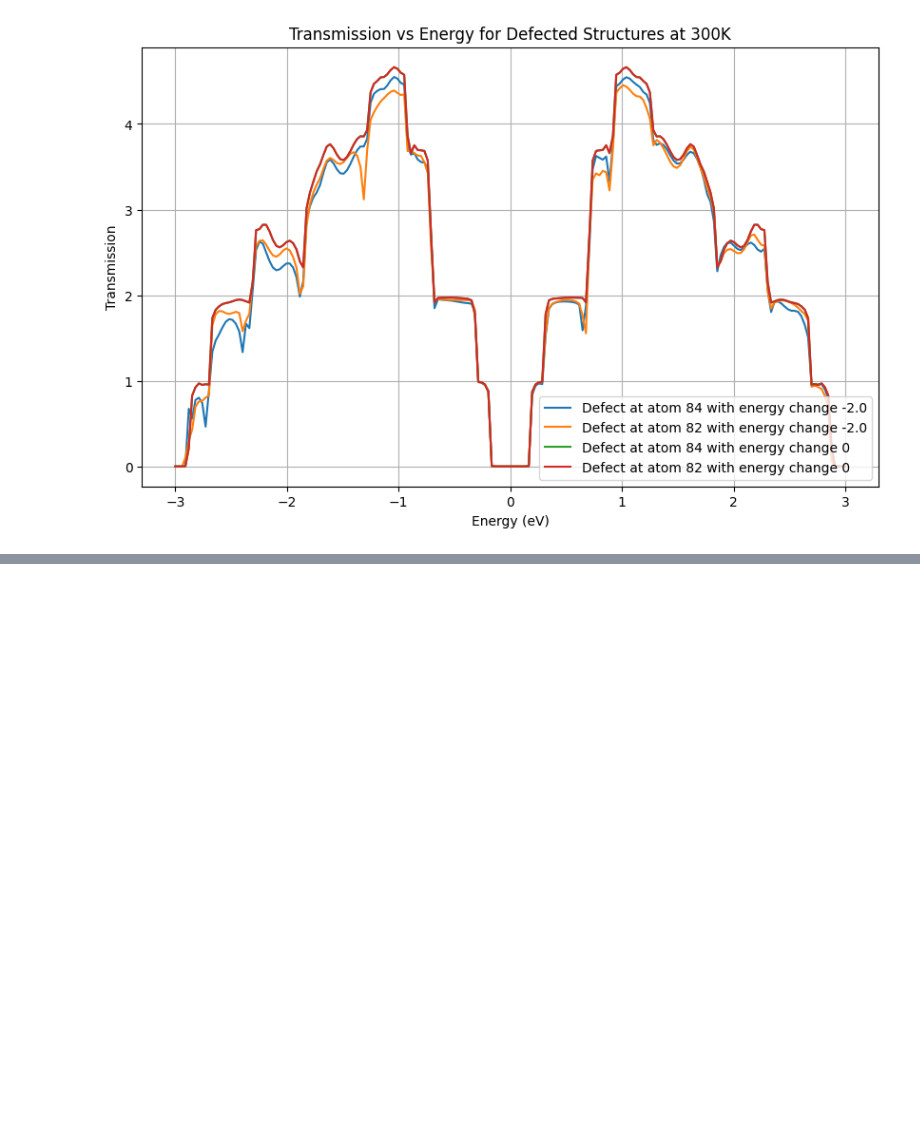
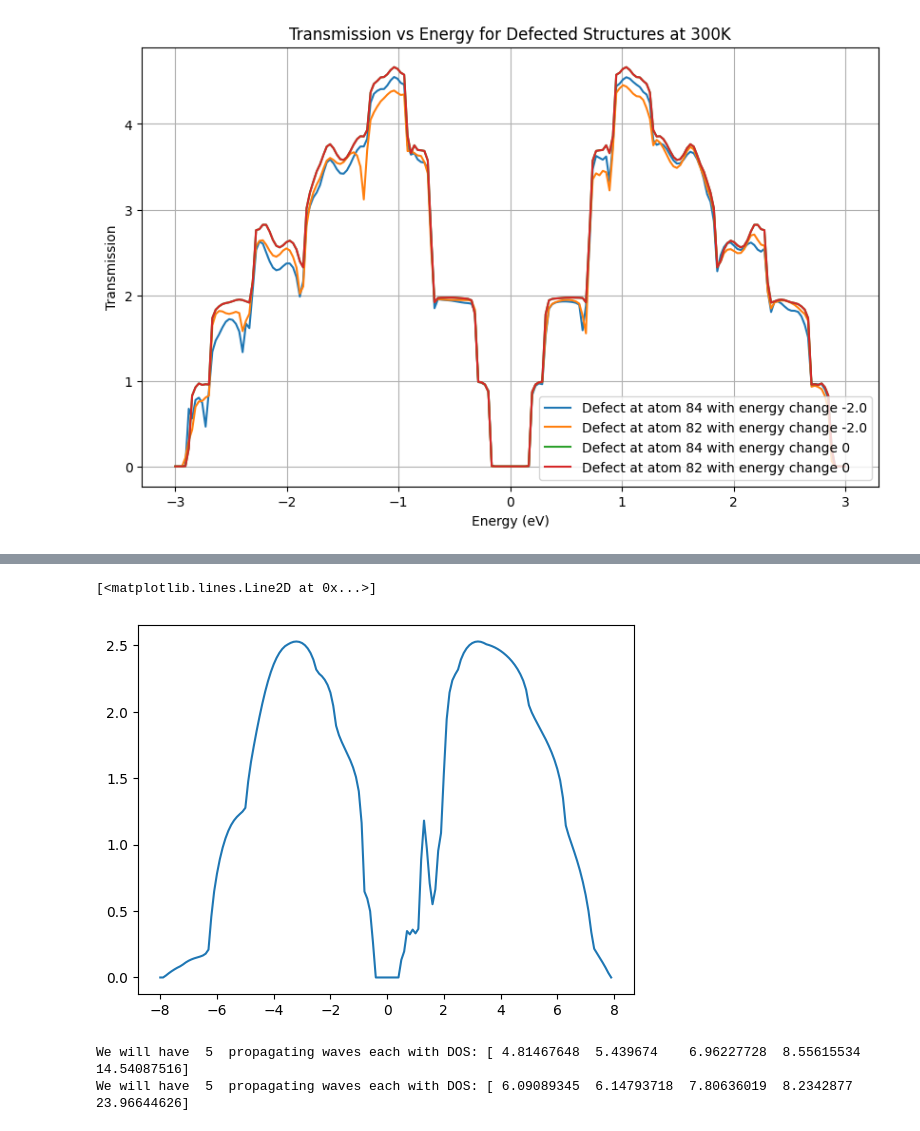
Before and after one commit to UlrikTJ/TemperatureDependantTransport, a Jupyter notebook: Temp_dep_defect_transport.ipynb, the cells around one changed output, grey strips where cells are left out. Cells and saved outputs as stored; diff of their text form; code cells hidden in the pictures; blank space fills up the shorter version.

```diff
--- a/Temp_dep_defect_transport.ipynb
+++ b/Temp_dep_defect_transport.ipynb
@@ -648,0 +597,33 @@ Matrix([
+# %%
+Tdat = []
+Energies = np.arange(-8,8,0.1)
+for energy in Energies:
+    T,_,_ = transmission(hL,hR,HD_defected,VL,VR,energy)
+    Tdat.append(T.real)
+Tdat = np.array(Tdat)
+plt.plot(Energies,Tdat)
+# %% [output]
+[<matplotlib.lines.Line2D at 0x...>]
+[figure, added]
+# %%
+atoms_dev = sorted_atoms_Big[nl:-nr]
+Energy = -3.  ### Choose energy
+T_defected,_,AL_defected = transmission(hL,hR,HD_defected,VL,VR,Energy)
+T_pristine,_,AL = transmission(hL,hR,HD,VL,VR,Energy)
+PDOS_defected = np.diagonal(AL_defected).real
+e_d, v_d = np.linalg.eigh(AL_defected)
+atol = 0.001
+aL = e_d[np.abs(e_d)>atol]
+psiL = v_d[:,np.abs(e_d)>atol]
+nstates = len(aL)
+print("We will have ", nstates," propagating waves each with DOS:",aL)
+PDOS = np.diagonal(AL).real
+e, v = np.linalg.eigh(AL)
+atol = 0.001
+aa = e[np.abs(e)>atol]
+psia = v[:,np.abs(e)>atol]
+nstates_pristine = len(aa)
+print("We will have ", nstates_pristine," propagating waves each with DOS:",aa)
+# %% [output]
+We will have  5  propagating waves each with DOS: [ 4.81467648  5.439674    6.96227728  8.55615534 14.54087516]
+We will have  5  propagating waves each with DOS: [ 6.09089345  6.14793718  7.80636019  8.2342877  23.96644626]
```
Also changed, not shown: parts of 9 cells of this notebook, 1 other file.
